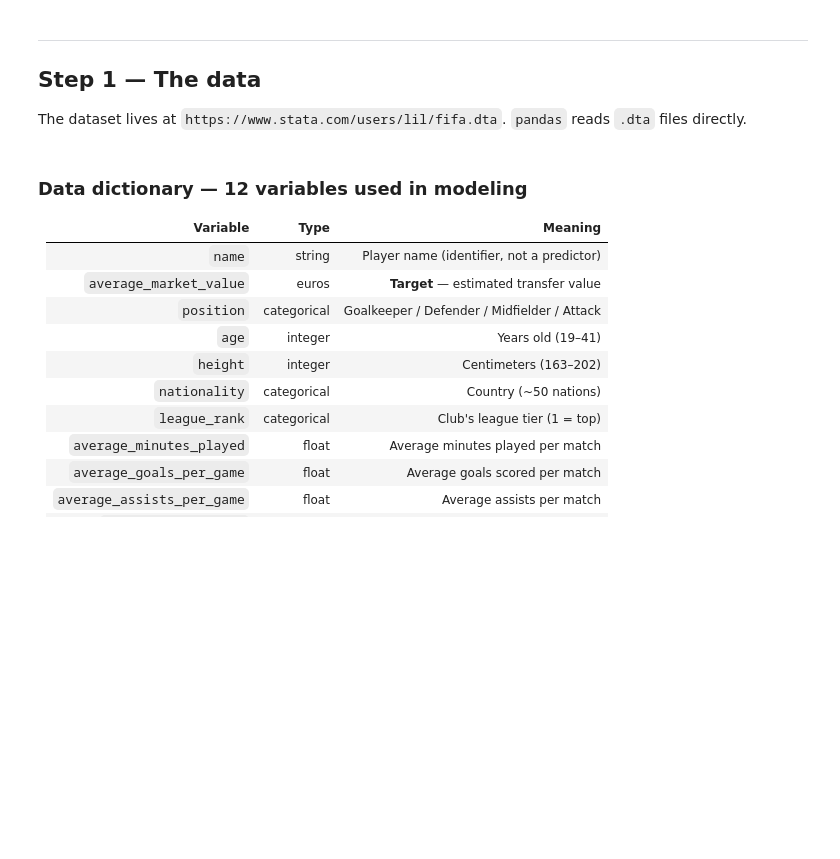
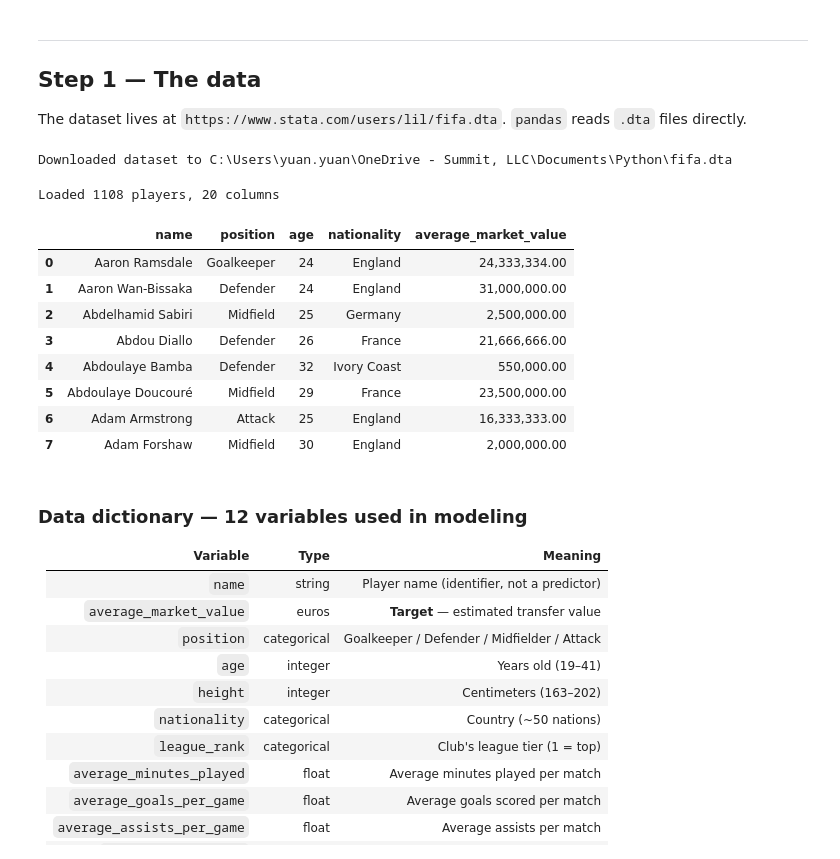
Before and after one commit to summitllc/Summit-DataXchange, a Jupyter notebook: Assignments/Modeling/Modeling Part 3.ipynb, the cells around one changed output. Saved outputs shown, nothing was run; the diff lists cells and outputs as text; code cells hidden in the pictures; blank space fills up the shorter version.

```diff
--- a/Assignments/Modeling/Modeling Part 3.ipynb
+++ b/Assignments/Modeling/Modeling Part 3.ipynb
@@ -54,7 +73,25 @@ reads `.dta` files directly.
+# %%
+stata_url = "https://www.stata.com/users/lil/fifa.dta"
+local_filename = "fifa.dta"
+get_example_ds(stata_url,local_filename)
+df = pd.read_stata(local_filename)
+# %% [output]
+Downloaded dataset to C:\Users\yuan.yuan\OneDrive - Summit, LLC\Documents\Python\fifa.dta
 # %%
-df = pd.read_stata("https://www.stata.com/users/lil/fifa.dta")
+#df = pd.read_stata("https://www.stata.com/users/lil/fifa.dta")
 print(f"Loaded {len(df)} players, {df.shape[1]} columns")
 df.head(8)[['name', 'position', 'age', 'nationality', 'average_market_value']]
+# %% [output]
+Loaded 1108 players, 20 columns
+|  | name | position | age | nationality | average_market_value |
+| 0 | Aaron Ramsdale | Goalkeeper | 24 | England | 24,333,334.00 |
+| 1 | Aaron Wan-Bissaka | Defender | 24 | England | 31,000,000.00 |
+| 2 | Abdelhamid Sabiri | Midfield | 25 | Germany | 2,500,000.00 |
+| 3 | Abdou Diallo | Defender | 26 | France | 21,666,666.00 |
+| 4 | Abdoulaye Bamba | Defender | 32 | Ivory Coast | 550,000.00 |
+| 5 | Abdoulaye Doucouré | Midfield | 29 | France | 23,500,000.00 |
+| 6 | Adam Armstrong | Attack | 25 | England | 16,333,333.00 |
+| 7 | Adam Forshaw | Midfield | 30 | England | 2,000,000.00 |
 # %% [markdown]
 ### Data dictionary — 12 variables used in modeling
 
```
Also changed, not shown: parts of 24 cells of this notebook.
